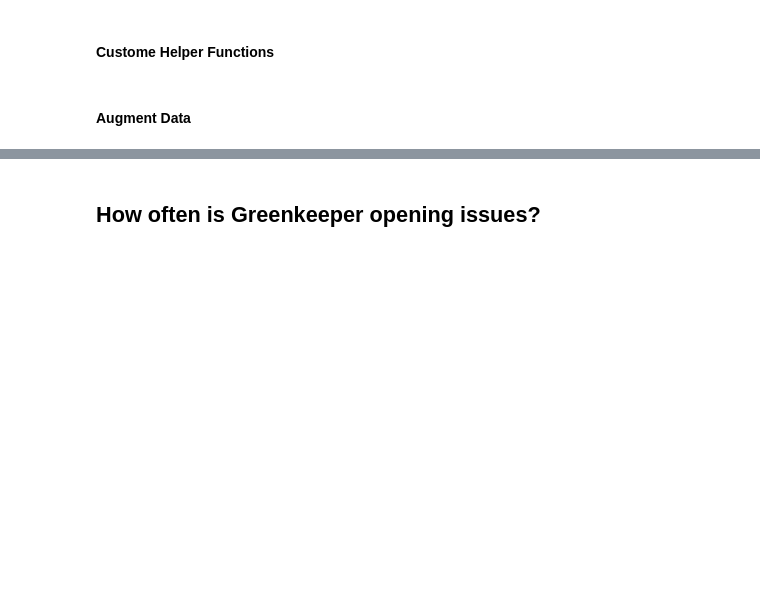
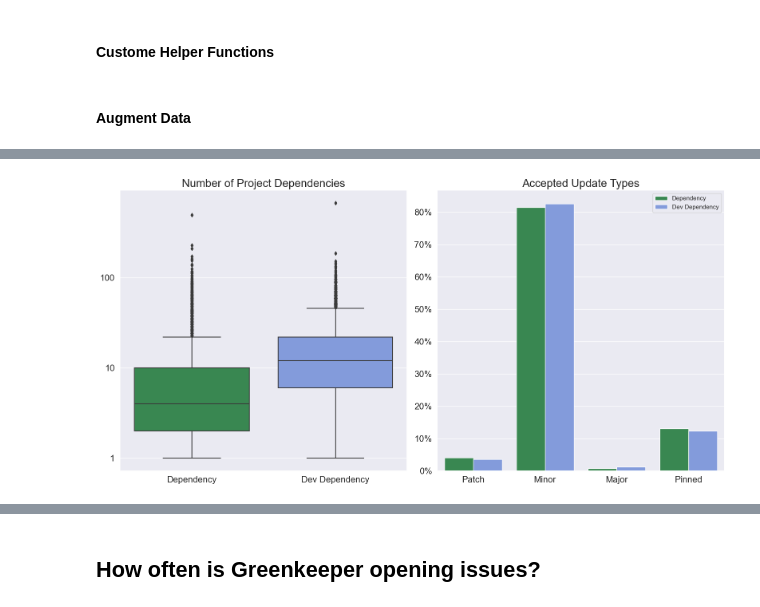
Before and after one commit to brombaut/GKIR_Analysis, a Jupyter notebook: gk_data_explore.ipynb, the cells around one changed output, grey strips where cells are left out. Saved outputs shown, nothing was run; the diff lists cells and outputs as text; code cells hidden in the pictures; blank space fills up the shorter version.

```diff
--- a/gk_data_explore.ipynb
+++ b/gk_data_explore.ipynb
@@ -180,0 +474,53 @@ plt.show()
+# %%
+sns.set()
+fig, (ax_1, ax_2) = plt.subplots(nrows=1, ncols=2, figsize=(16, 8))
+deps_type_order = ['Dependency', 'Dev Dependency']
+
+params_1 = dict(
+    data=grouped_deps,
+    x='deps_type',
+    y='count',
+    order=deps_type_order,
+)
+ax_1 = sns.boxplot(
+    **params_1,
+    palette=TWO_COLOUR_PALETTE,
+    ax=ax_1
+)
+
+ax_1.set_yscale("log")
+ax_1.set_title(f'Number of Project Dependencies', fontsize=20)
+ax_1.set_ylabel('', fontsize=20)
+ax_1.set_xlabel('', fontsize=20)
+y_labels = [f"{int(x)}" for x in ax_1.get_yticks()]
+ax_1.set_yticklabels(y_labels, fontsize=16)
+ax_1.set_xticklabels(ax_1.get_xticklabels(), fontsize=16)
+
+params_2 = dict(
+    data=ratios,
+    x='accpected_update_type',
+    y='ratio',
+    hue='deps_type',
+    order=['Patch', 'Minor', 'Major', 'Pinned'],
+    hue_order=deps_type_order,
+)
+ax_2 = sns.barplot(
+    **params_2,
+    palette=TWO_COLOUR_PALETTE,
+    ax=ax_2,
+)
+ax_2.set_title(f'Accepted Update Types', fontsize=20)
+ax_2.set_ylabel('', fontsize=20)
+ax_2.set_xlabel('', fontsize=20)
+y_labels = [f"{int(x*100)}%" for x in ax_2.get_yticks()]
+ax_2.set_yticklabels(y_labels, fontsize=16)
+ax_2.set_xticklabels(ax_2.get_xticklabels(), fontsize=16)
+ax_2.legend(
+    title="",
+    fancybox=True
+)
+fig.tight_layout()
+plt.show()
+save_plot(fig, 'accpected_update_types.png')
+# %% [output]
+[figure, added]
```
Also changed, not shown: parts of 105 cells of this notebook, 31 other files.
